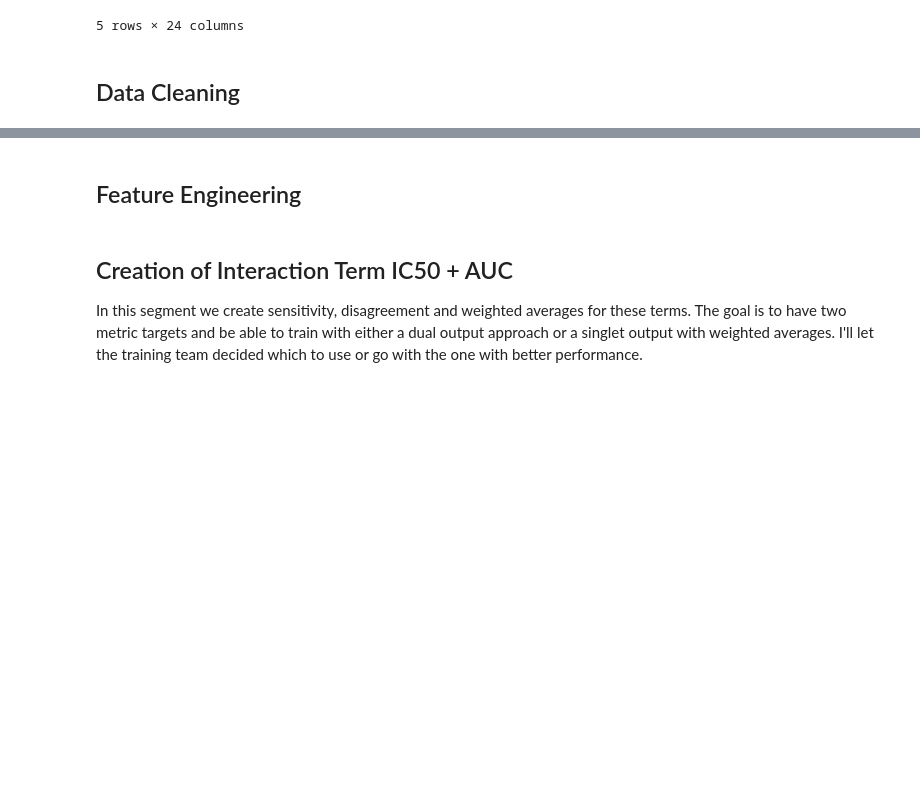
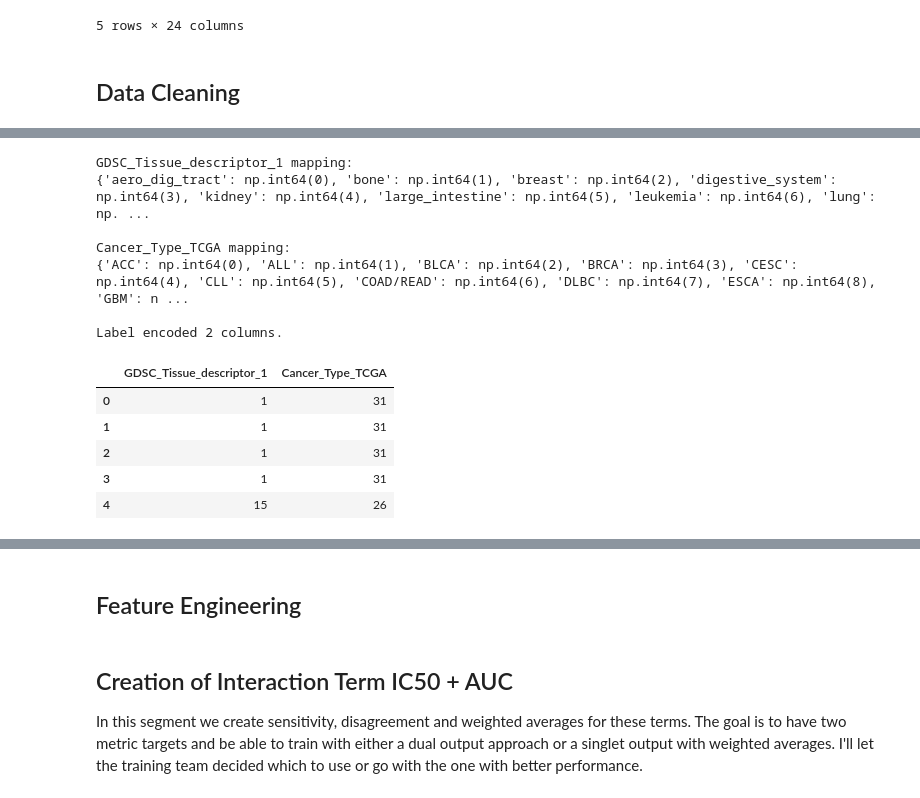
Before and after one commit to thabinhl21/pharmascopex, a Jupyter notebook: FeatureEngineering.ipynb, the cells around one changed output, grey strips where cells are left out. Saved outputs shown, nothing was run; the diff lists cells and outputs as text; code cells hidden in the pictures; blank space fills up the shorter version.

```diff
--- a/FeatureEngineering.ipynb
+++ b/FeatureEngineering.ipynb
@@ -26,0 +194,35 @@ gdsc_merged.head(5)
+# %%
+from sklearn.preprocessing import LabelEncoder
+import pandas as pd
+import numpy as np
+
+df_encoded = df_clean.copy()
+cat_cols = ["GDSC_Tissue_descriptor_1", "Cancer_Type_TCGA"]
+
+# Create a LabelEncoder for each categorical column
+label_encoders = {}
+for col in cat_cols:
+    le = LabelEncoder()
+    df_encoded[col] = le.fit_transform(df_encoded[col])
+    label_encoders[col] = le  # Save for later use
+
+    # Optional: Print the mapping to see what each number represents
+    print(f"\n{col} mapping:")
+    print(dict(zip(le.classes_, le.transform(le.classes_))))
+
+print(f"\nLabel encoded {len(cat_cols)} columns.")
+df_encoded[cat_cols].head()
+# %% [output]
+GDSC_Tissue_descriptor_1 mapping:
+{'aero_dig_tract': np.int64(0), 'bone': np.int64(1), 'breast': np.int64(2), 'digestive_system': np.int64(3), 'kidney': np.int64(4), 'large_intestine': np.int64(5), 'leukemia': np.int64(6), 'lung': np. ...
+
+Cancer_Type_TCGA mapping:
+{'ACC': np.int64(0), 'ALL': np.int64(1), 'BLCA': np.int64(2), 'BRCA': np.int64(3), 'CESC': np.int64(4), 'CLL': np.int64(5), 'COAD/READ': np.int64(6), 'DLBC': np.int64(7), 'ESCA': np.int64(8), 'GBM': n ...
+
+Label encoded 2 columns.
+|  | GDSC_Tissue_descriptor_1 | Cancer_Type_TCGA |
+| 0 | 1 | 31 |
+| 1 | 1 | 31 |
+| 2 | 1 | 31 |
+| 3 | 1 | 31 |
+| 4 | 15 | 26 |
```
Also changed, not shown: parts of 6 cells of this notebook.
